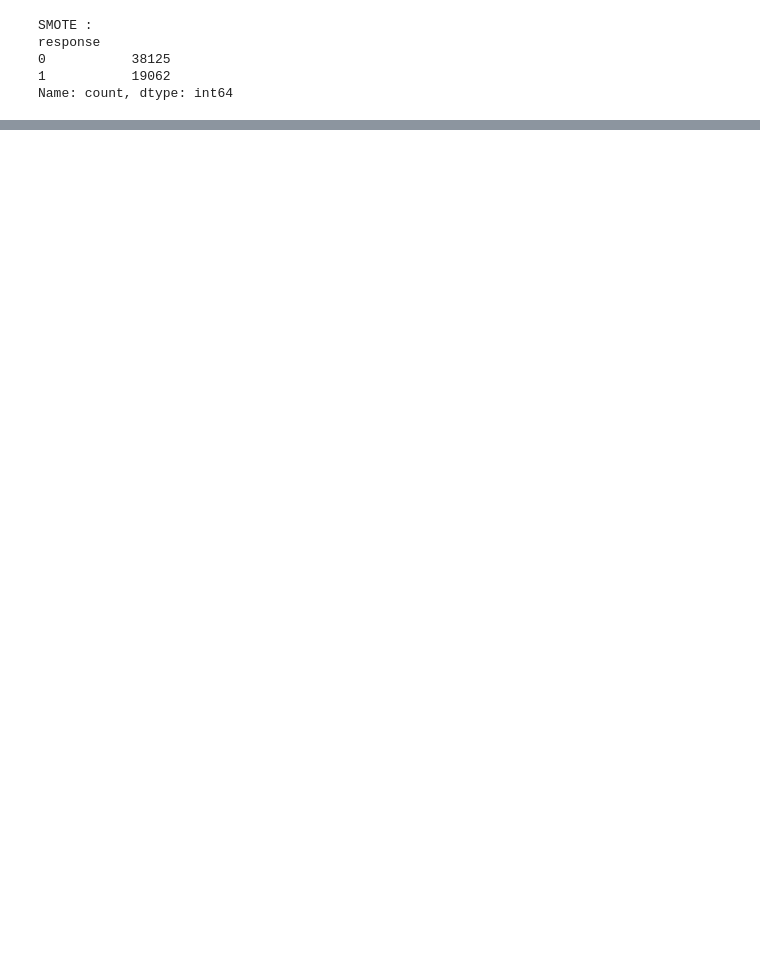
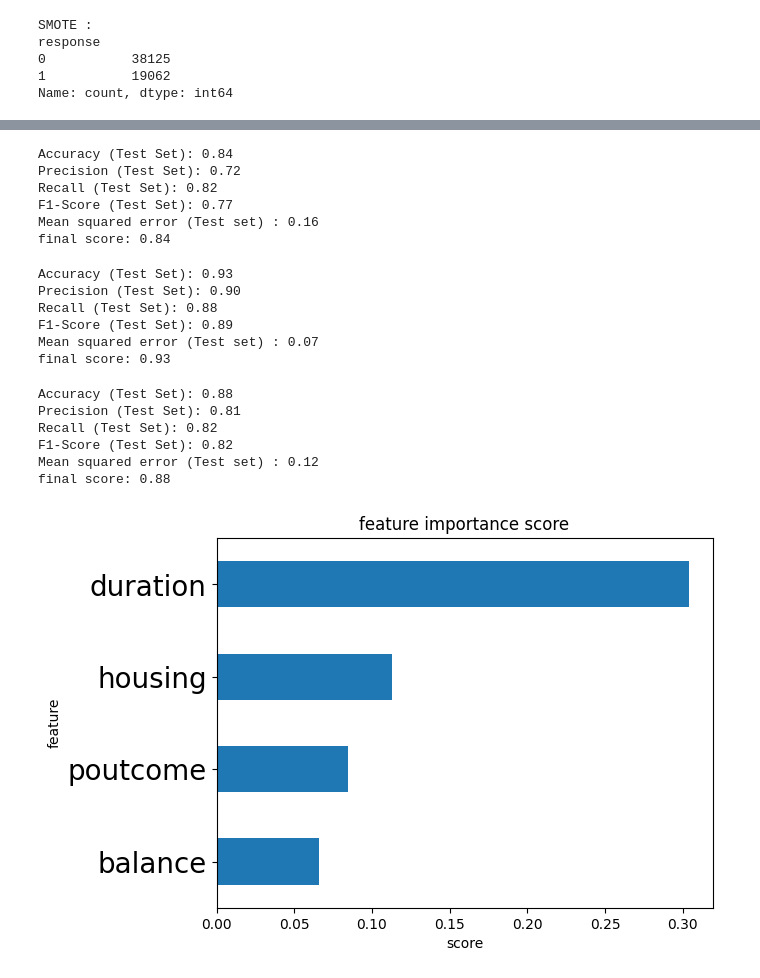
Before and after one commit to vanshcha2001/build-modules, a Jupyter notebook: Bank_Marketing/Prediction.ipynb, the cells around one changed output, grey strips where cells are left out. Drawn from its saved outputs; the diff is of its cells as text; code cells hidden in the pictures; blank space fills up the shorter version.

Commit message:
Training and Testing of dataset

```diff
--- a/Bank_Marketing/Prediction.ipynb
+++ b/Bank_Marketing/Prediction.ipynb
@@ -320,0 +375,5 @@ sns.countplot(x ='response', data = y_over)
+# %%
+# Spliting the dataset
+
+from sklearn.model_selection import train_test_split
+X_train,X_test, y_train,y_test = train_test_split(x_over,y_over,test_size = 0.3, random_state = 42)
@@ -320,0 +412,75 @@ sns.countplot(x ='response', data = y_over)
+# %%
+# KNN
+
+from sklearn.neighbors import KNeighborsClassifier
+
+model = KNeighborsClassifier(n_neighbors=5)
+model.fit(X_train, y_train)
+
+y_pred = model.predict(X_test)
+
+eval_classification(y_pred , y_test)
+
+score = model.score(X_test,y_test)
+print(f"final score: {score:.2f}")
+# %% [output]
+Accuracy (Test Set): 0.84
+Precision (Test Set): 0.72
+Recall (Test Set): 0.82
+F1-Score (Test Set): 0.77
+Mean squared error (Test set) : 0.16
+final score: 0.84
+# %%
+# Xgboost
+
+from xgboost import XGBClassifier
+
+model =  XGBClassifier()
+model.fit(X_train,y_train)
+
+y_pred = model.predict(X_test)
+
+eval_classification(y_pred , y_test)
+
+score = model.score(X_test,y_test)
+print(f"final score: {score:.2f}")
+# %% [output]
+Accuracy (Test Set): 0.93
+Precision (Test Set): 0.90
+Recall (Test Set): 0.88
+F1-Score (Test Set): 0.89
+Mean squared error (Test set) : 0.07
+final score: 0.93
+# %%
+# Decision Tree
+
+from sklearn.tree import DecisionTreeClassifier
+
+model = DecisionTreeClassifier()
+model.fit(X_train,y_train)
+
+y_pred = model.predict(X_test)
+
+eval_classification(y_pred , y_test)
+
+score = model.score(X_test,y_test)
+print(f"final score: {score:.2f}")
+
+feat_importances = pd.Series(model.feature_importances_, index=X_train.columns)
+feat_importances = feat_importances.sort_values(ascending=True)
+ax = feat_importances.nlargest(4).plot(kind='barh')
+ax.invert_yaxis()
+plt.xlabel('score')
+plt.ylabel('feature')
+plt.title('feature importance score')
+
+
+plt.show()
+# %% [output]
+Accuracy (Test Set): 0.88
+Precision (Test Set): 0.81
+Recall (Test Set): 0.82
+F1-Score (Test Set): 0.82
+Mean squared error (Test set) : 0.12
+final score: 0.88
+[figure, added]
```
Also changed, not shown: parts of 19 cells of this notebook.
